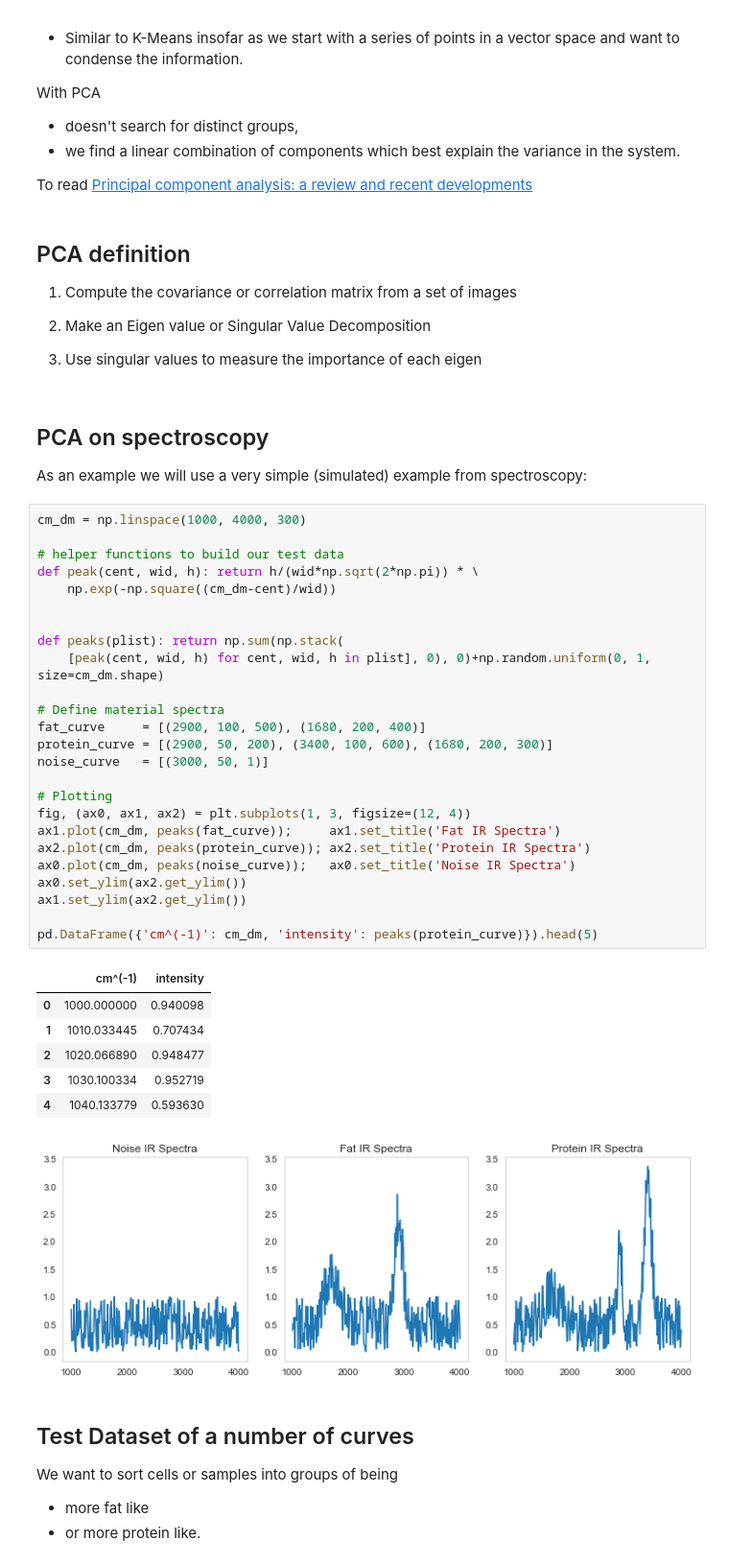
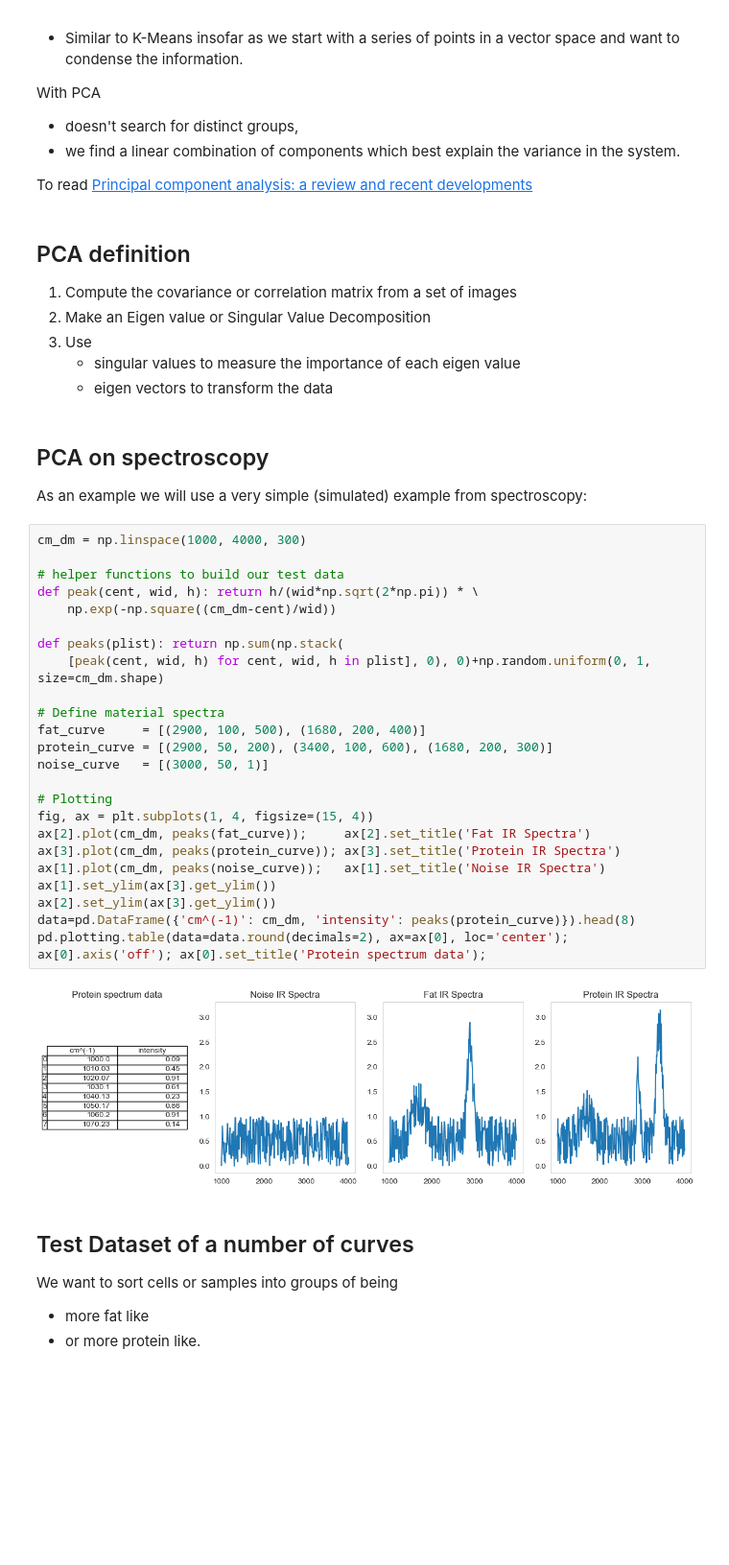
Before and after one commit to ImagingLectures/Quantitative-Big-Imaging-2021, a Jupyter notebook: Lectures/Lecture-06/06-ShapeAnalysis.ipynb, the cells around one changed output. Shown at 96% size. Cells and saved outputs as stored; diff of their text form; blank space fills up the shorter version.

```diff
--- a/Lectures/Lecture-06/06-ShapeAnalysis.ipynb
+++ b/Lectures/Lecture-06/06-ShapeAnalysis.ipynb
@@ -1098,45 +1094,38 @@ To read
 
 1. Compute the covariance or correlation matrix from a set of images
 2. Make an Eigen value or Singular Value Decomposition
-
-
-3. Use singular values to measure the importance of each eigen
+3. Use
+    - singular values to measure the importance of each eigen value
+    - eigen vectors to transform the data
 # %% [markdown]
 ## PCA on spectroscopy
 As an example we will use a very simple (simulated) example from spectroscopy:
 # %%
 cm_dm = np.linspace(1000, 4000, 300)
 
 # helper functions to build our test data
 def peak(cent, wid, h): return h/(wid*np.sqrt(2*np.pi)) * \
     np.exp(-np.square((cm_dm-cent)/wid))
-
 
 def peaks(plist): return np.sum(np.stack(
     [peak(cent, wid, h) for cent, wid, h in plist], 0), 0)+np.random.uniform(0, 1, size=cm_dm.shape)
 
 # Define material spectra
 fat_curve     = [(2900, 100, 500), (1680, 200, 400)]
 protein_curve = [(2900, 50, 200), (3400, 100, 600), (1680, 200, 300)]
 noise_curve   = [(3000, 50, 1)]
 
 # Plotting
-fig, (ax0, ax1, ax2) = plt.subplots(1, 3, figsize=(12, 4))
-ax1.plot(cm_dm, peaks(fat_curve));     ax1.set_title('Fat IR Spectra')
-ax2.plot(cm_dm, peaks(protein_curve)); ax2.set_title('Protein IR Spectra')
-ax0.plot(cm_dm, peaks(noise_curve));   ax0.set_title('Noise IR Spectra')
-ax0.set_ylim(ax2.get_ylim())
-ax1.set_ylim(ax2.get_ylim())
-
-pd.DataFrame({'cm^(-1)': cm_dm, 'intensity': peaks(protein_curve)}).head(5)
+fig, ax = plt.subplots(1, 4, figsize=(15, 4))
+ax[2].plot(cm_dm, peaks(fat_curve));     ax[2].set_title('Fat IR Spectra')
+ax[3].plot(cm_dm, peaks(protein_curve)); ax[3].set_title('Protein IR Spectra')
+ax[1].plot(cm_dm, peaks(noise_curve));   ax[1].set_title('Noise IR Spectra')
+ax[1].set_ylim(ax[3].get_ylim())
+ax[2].set_ylim(ax[3].get_ylim())
+data=pd.DataFrame({'cm^(-1)': cm_dm, 'intensity': peaks(protein_curve)}).head(8)
+pd.plotting.table(data=data.round(decimals=2), ax=ax[0], loc='center'); ax[0].axis('off'); ax[0].set_title('Protein spectrum data');
 # %% [output]
-|  | cm^(-1) | intensity |
-| 0 | 1000.000000 | 0.940098 |
-| 1 | 1010.033445 | 0.707434 |
-| 2 | 1020.066890 | 0.948477 |
-| 3 | 1030.100334 | 0.952719 |
-| 4 | 1040.133779 | 0.593630 |
-[figure, old version]
+[figure, new version]
 # %% [markdown]
 ## Test Dataset of a number of curves
 We want to sort cells or samples into groups of being
```
Also changed, not shown: parts of 15 cells of this notebook, 1 other file.
